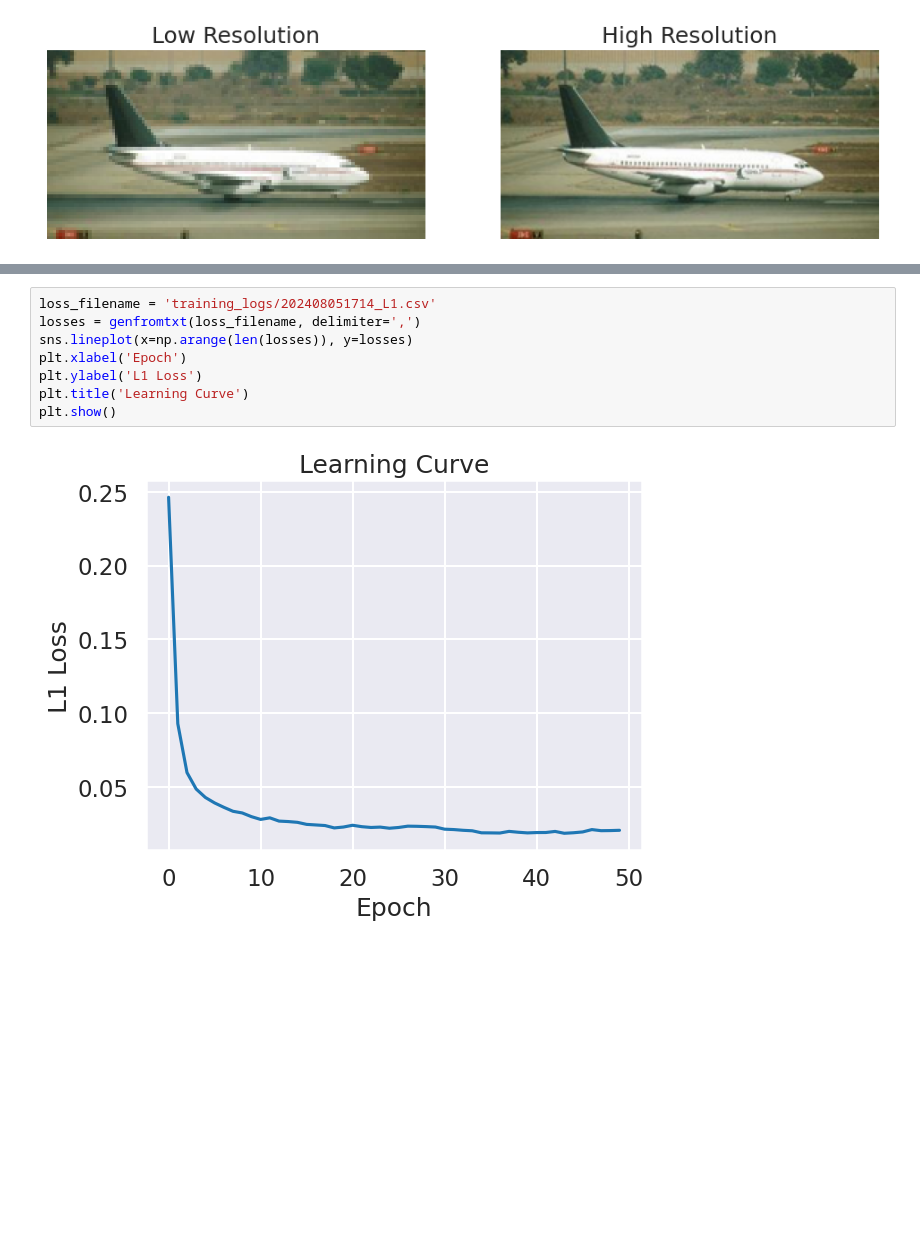
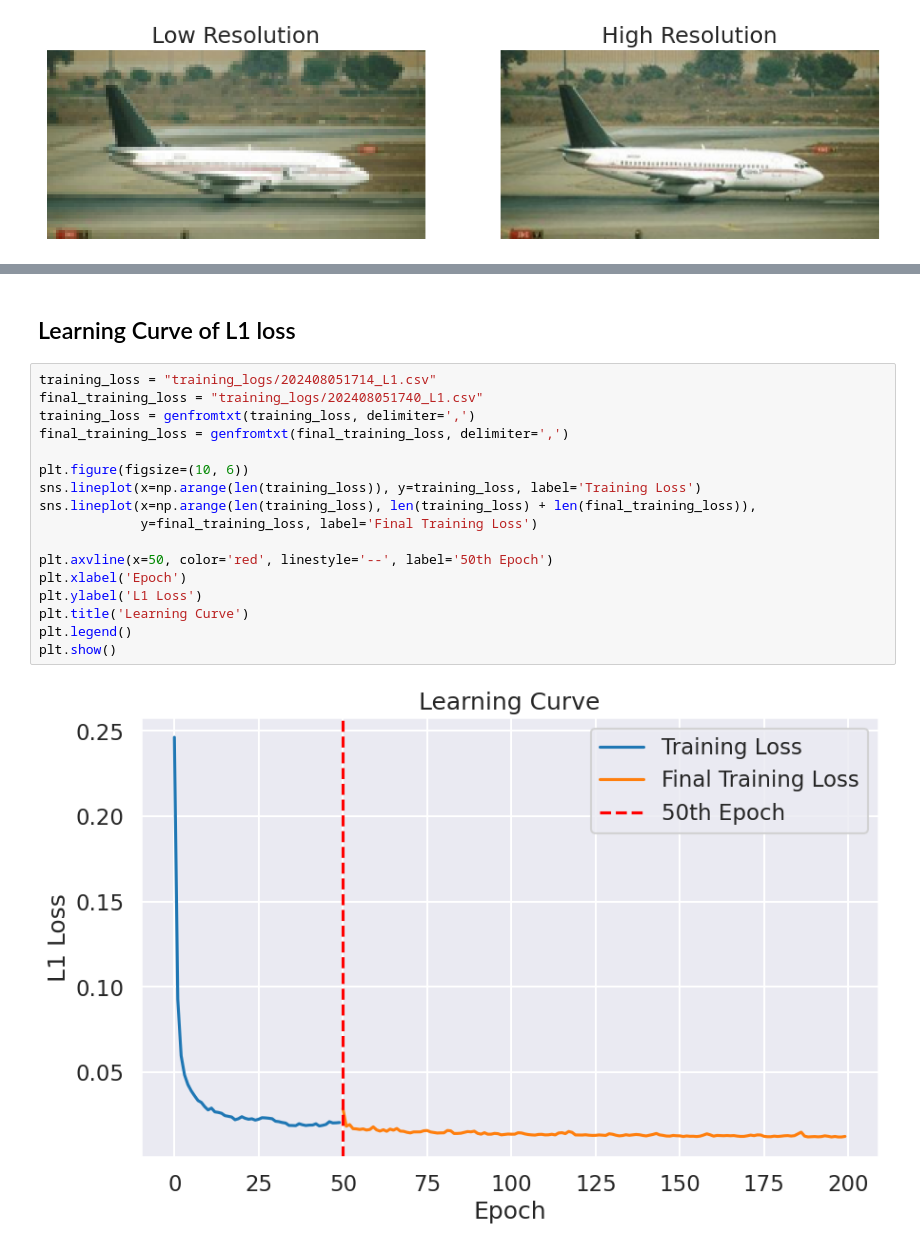
Before and after one commit to cMancio00/Super-Resolution, a Jupyter notebook: notebook.ipynb, the cells around one changed output, grey strips where cells are left out. Cells and saved outputs as stored; diff of their text form; blank space fills up the shorter version.

```diff
--- a/notebook.ipynb
+++ b/notebook.ipynb
@@ -49,10 +103,21 @@ test_dataloader = DataLoader(test, batch_size=16, shuffle=True)
+# %% [markdown]
+## Learning Curve of L1 loss
 # %%
-loss_filename = 'training_logs/202408051714_L1.csv'
-losses = genfromtxt(loss_filename, delimiter=',')
-sns.lineplot(x=np.arange(len(losses)), y=losses)
+training_loss = "training_logs/202408051714_L1.csv"
+final_training_loss = "training_logs/202408051740_L1.csv"
+training_loss = genfromtxt(training_loss, delimiter=',')
+final_training_loss = genfromtxt(final_training_loss, delimiter=',')
+
+plt.figure(figsize=(10, 6))
+sns.lineplot(x=np.arange(len(training_loss)), y=training_loss, label='Training Loss')
+sns.lineplot(x=np.arange(len(training_loss), len(training_loss) + len(final_training_loss)),
+             y=final_training_loss, label='Final Training Loss')
+
+plt.axvline(x=50, color='red', linestyle='--', label='50th Epoch')
 plt.xlabel('Epoch')
 plt.ylabel('L1 Loss')
 plt.title('Learning Curve')
+plt.legend()
 plt.show()
 # %% [output]
-[figure, old version]
+[figure, new version]
```
Also changed, not shown: parts of 14 cells of this notebook, 2 other files.
